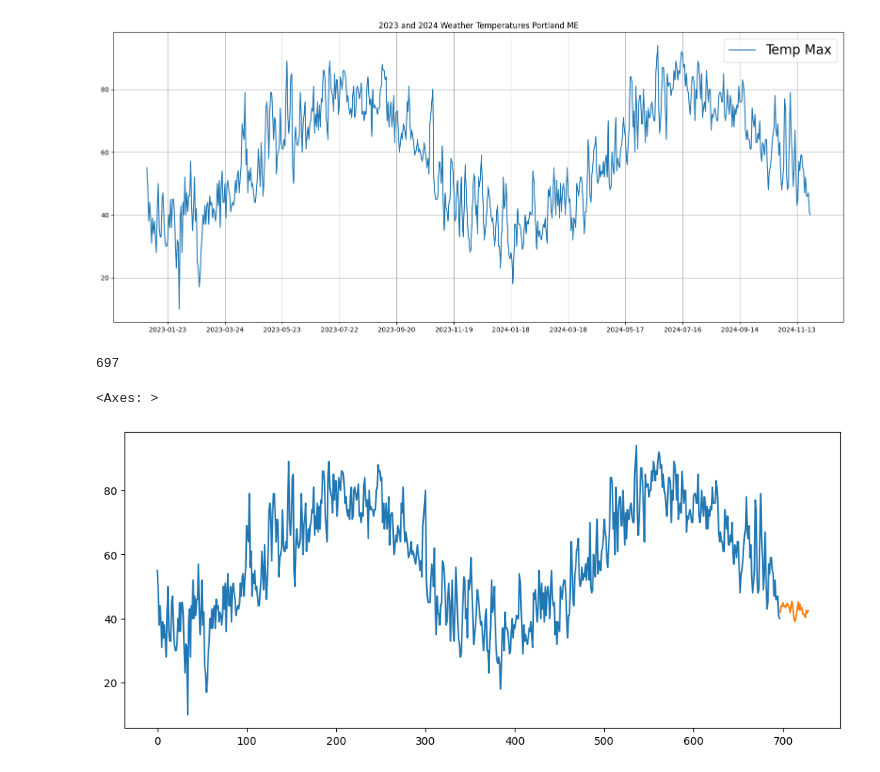
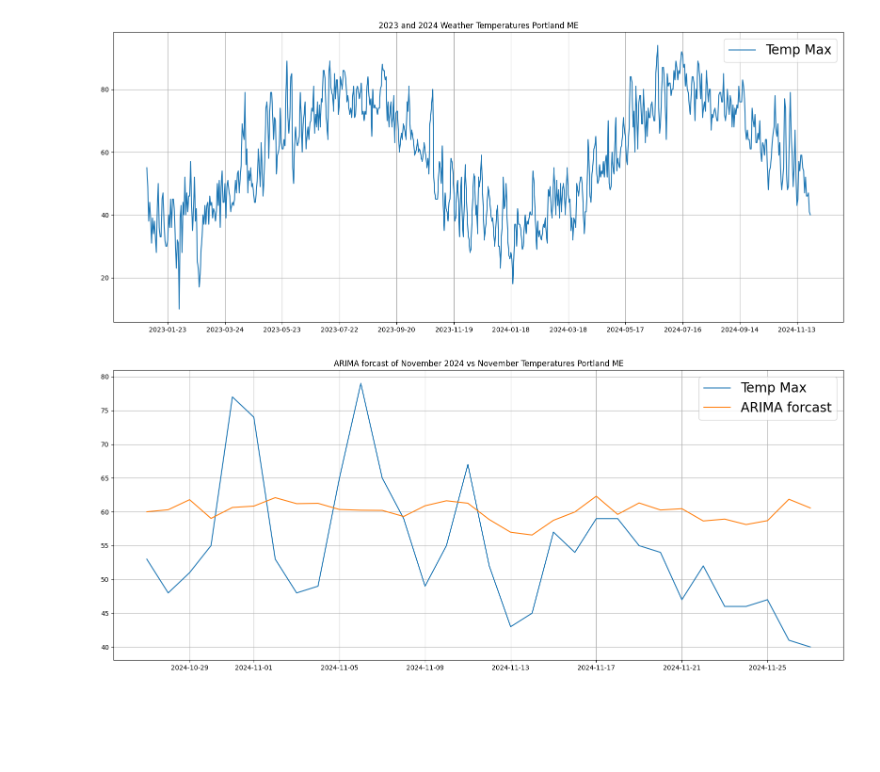
Before and after one commit to LouisV821/DATA_SCIENCE_6150, a Jupyter notebook: Code/ForcastARIMA.ipynb, the cells around one changed output. Cells and saved outputs as stored; diff of their text form; code cells hidden in the pictures; blank space fills up the shorter version.

```diff
--- a/Code/ForcastARIMA.ipynb
+++ b/Code/ForcastARIMA.ipynb
@@ -63,19 +75,21 @@ plt.legend(fontsize = 20)
 plt.show()
 # %% [output]
 [figure]
-# %%
-len(merge)
-# %% [output]
-697
 # %%
-model = SARIMAX(merge["TMAX"], order = (5, 1, 0), seasonal_order =(2, 1, 1, 30))
+# Train data omitting november in an attempt to predict november 2024s weather even though we already know what it is
+# this allows us to see how efective our models predictions are
+model = SARIMAX(merge["TMAX"][:len(merge)-31], order = (5, 1, 0), seasonal_order =(2, 1, 1, 30))
 
 result = model.fit()
 
-forecast = result.predict(start = len(merge),  end = len(merge) + 31,  typ = 'linear')
+forecastNov = result.predict(start = len(merge)-31,  end = len(merge),  typ = 'linear')
 # %%
-merge['TMAX'].plot(figsize = (12, 5))
-forecast.plot()
+fig, ax = plt.subplots(1, figsize = (20, 8))
+ax.grid()
+plt.plot(merge["DATE"][665:len(merge)], merge["TMAX"][665:len(merge)],label = "Temp Max")
+plt.plot(merge["DATE"][665:len(merge)],forecastNov, label = "ARIMA forcast")
+plt.title("ARIMA forcast of November 2024 vs November Temperatures Portland ME")
+plt.legend(fontsize = 20)
+plt.show()
 # %% [output]
-<Axes: >
-[figure, old version]
+[figure, new version]
```
Also changed, not shown: parts of 16 cells of this notebook.
